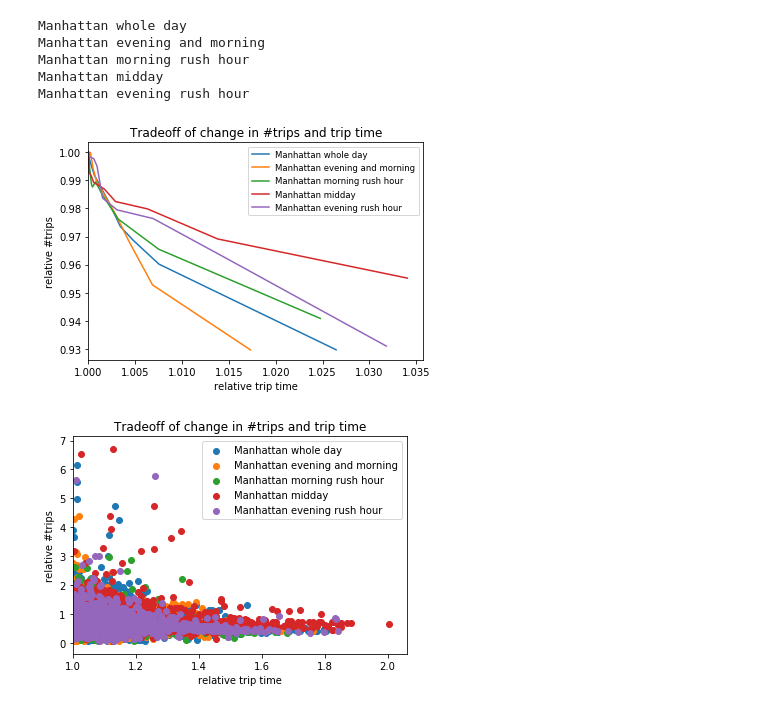
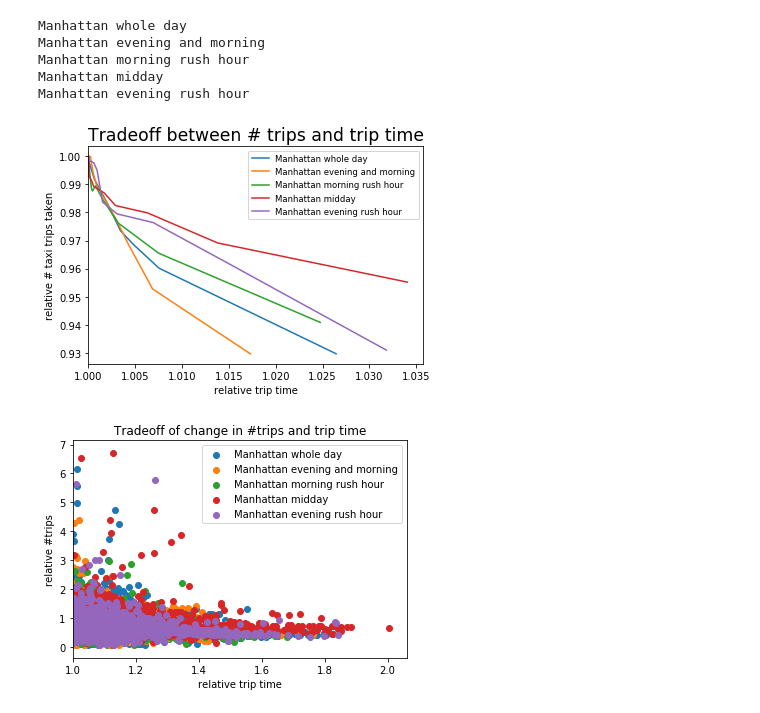
Before and after one commit to dcarmod2/VisionZeroTheory_Submission, a Jupyter notebook: MAIN_comparePlots_numTrips.ipynb, the cells around one changed output. Drawn from its saved outputs; the diff is of its cells as text; code cells hidden in the pictures.

```diff
--- a/MAIN_comparePlots_numTrips.ipynb
+++ b/MAIN_comparePlots_numTrips.ipynb
@@ -42,19 +42,19 @@ Manhattan evening rush hour
 # %%
 plotter.figure()
 for windowname,tradeoff in TradeoffDict.items():
     points=tradeoff.curve()
     #print("points: "+str(points))
     plotter.plot(points["rel_time"],points["rel_trips"],label=windowname)
 plotter.xlim(1,)
-plotter.title("Tradeoff of change in #trips and trip time")
-plotter.xlabel("relative trip time")
-plotter.ylabel("relative #trips")
+plotter.title("Tradeoff between # trips and trip time",fontsize = 'xx-large')
+plotter.xlabel("relative trip time",fontsize='medium')
+plotter.ylabel("relative # taxi trips taken",fontsize = 'medium')
 plotter.legend(loc=0,prop={'size':8.5})
 plotter.savefig(curvefigfile,bbox_inches='tight')
 plotter.show()
 plotter.close()
 # %% [output]
-[figure, old version]
+[figure, new version]
 # %%
 plotter.figure()
 for windowname,tradeoff in TradeoffDict.items():
```
Also changed, not shown: 5 other files.
